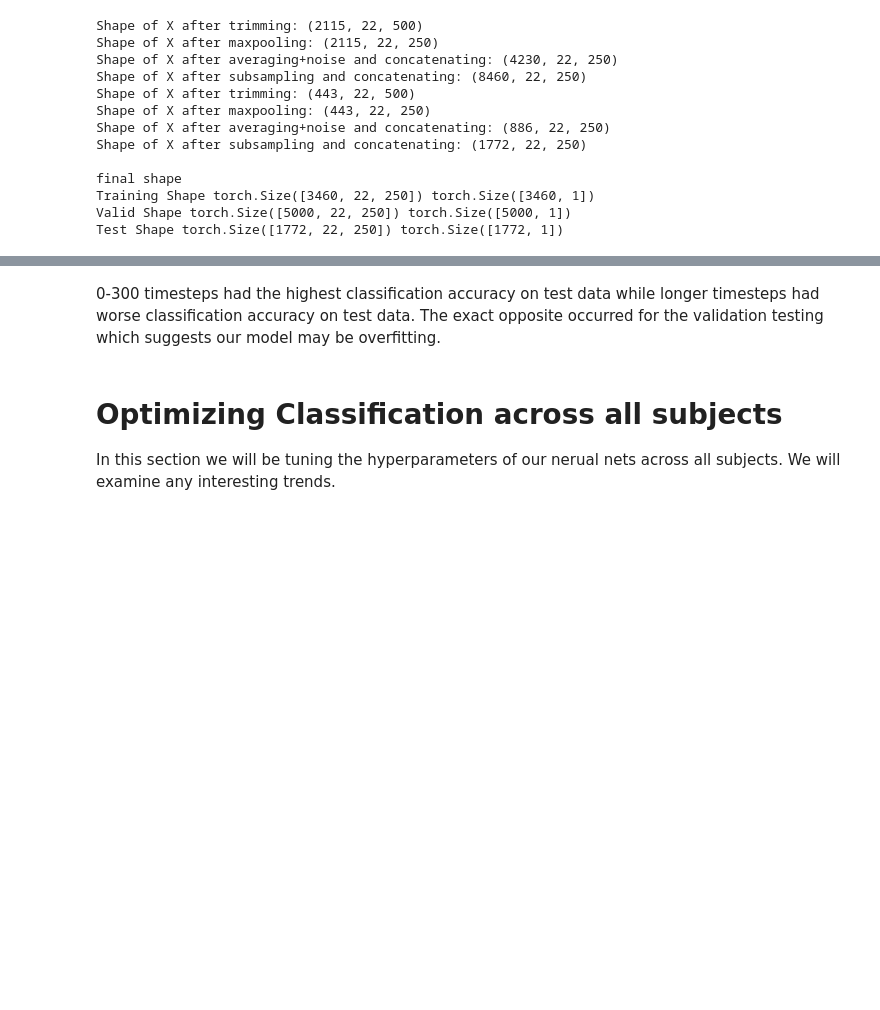
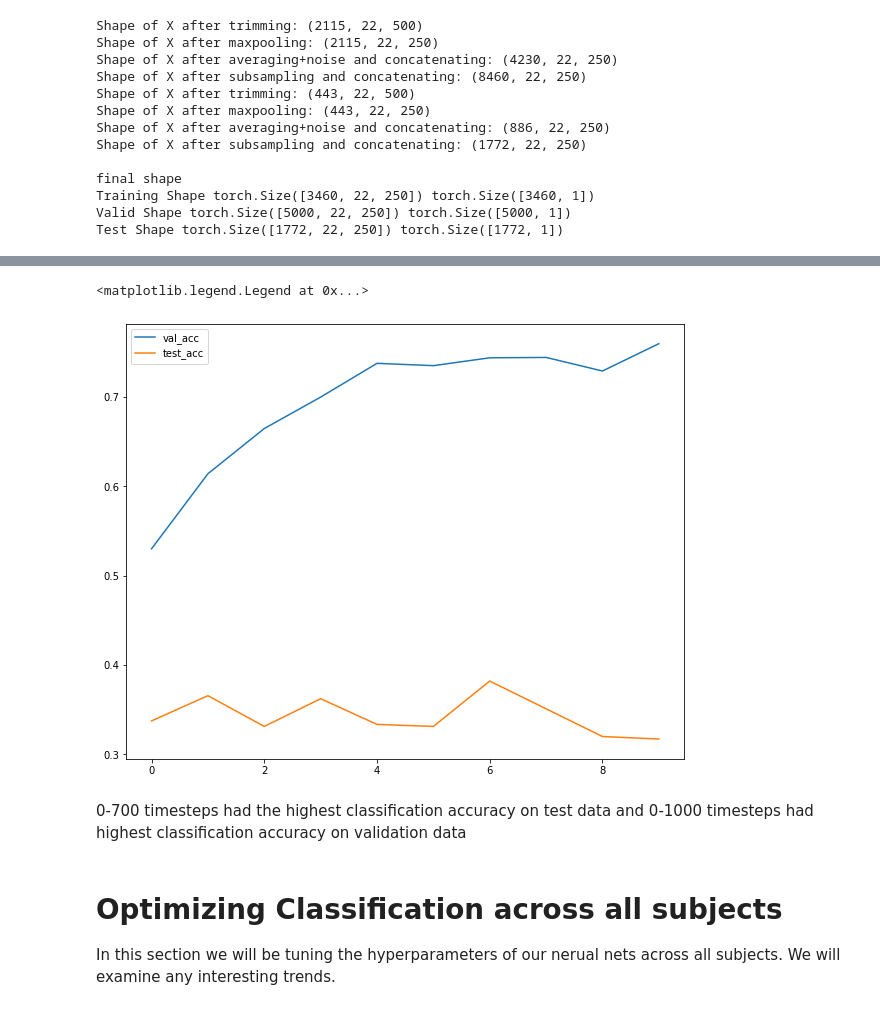
Before and after one commit to thomaskost17/ECEC247_final_project, a Jupyter notebook: ECEC247_final_project.ipynb, the cells around one changed output, grey strips where cells are left out. Drawn from its saved outputs; the diff is of its cells as text; code cells hidden in the pictures; blank space fills up the shorter version.

Commit message:
q3 update-chart

```diff
--- a/ECEC247_final_project.ipynb
+++ b/ECEC247_final_project.ipynb
@@ -605,5 +605,12 @@ Test accuracies as function of time {100: 0.3278781038374718, 200: 0.35214446952
+# %%
+plt.plot(val_accuracies.values())
+plt.plot(test_accuracies.values())
+plt.legend(["val_acc", "test_acc"])
+# %% [output]
+<matplotlib.legend.Legend at 0x...>
+[figure, added]
 # %% [markdown]
-0-300 timesteps had the highest classification accuracy on test data while longer timesteps had worse classification accuracy on test data. The exact opposite occurred for the validation testing which suggests our model may be overfitting.
+0-700 timesteps had the highest classification accuracy on test data and 0-1000 timesteps had highest classification accuracy on validation data
 # %% [markdown]
 # Optimizing Classification across all subjects
 
```
Also changed, not shown: parts of 2 cells of this notebook.
